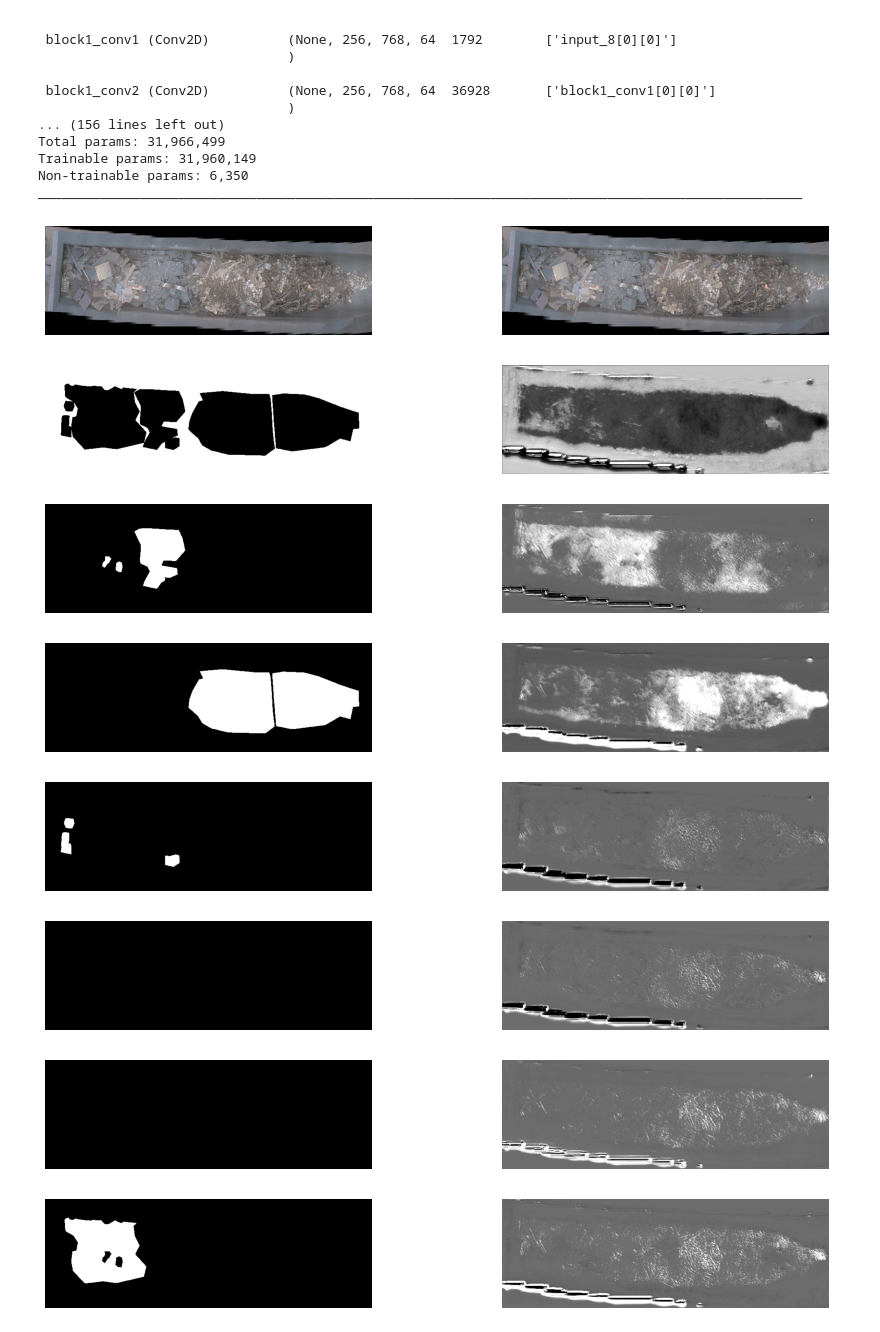
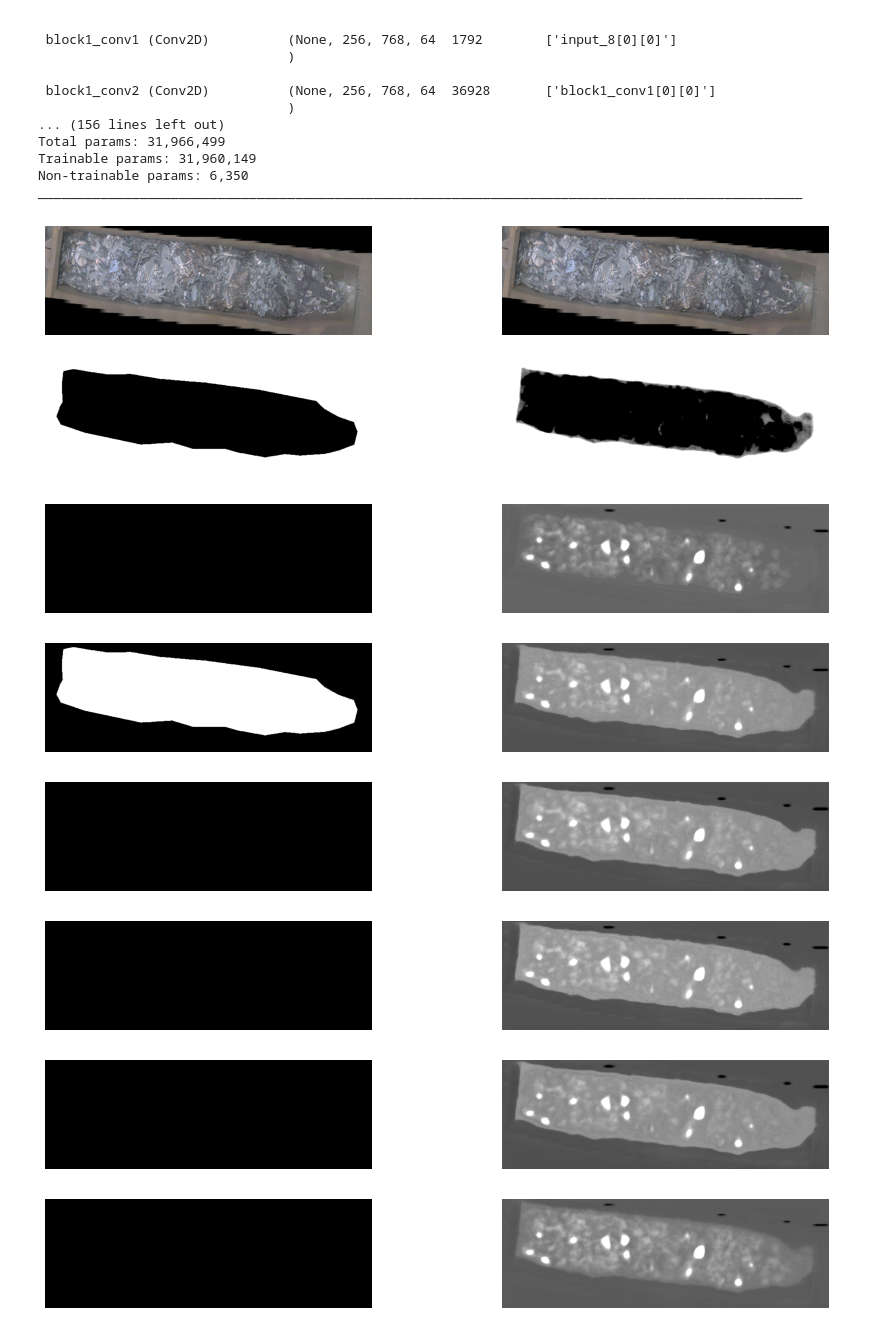
Before and after one commit to tunmustard/features_extractions, a Jupyter notebook: projects/scrapid/main_scrapid_850x256_t22_unet.ipynb, the cells around one changed output. Cells and saved outputs as stored; diff of their text form; code cells hidden in the pictures.

```diff
--- a/projects/scrapid/main_scrapid_850x256_t22_unet.ipynb
+++ b/projects/scrapid/main_scrapid_850x256_t22_unet.ipynb
@@ -344,3 +387,24 @@ ________________________________________________________________________________
+# %%
+####ACTIVE CELL#####
+#Initialise checkpointer
+checkpointer = tf.keras.callbacks.ModelCheckpoint('../../models/scrapid_7c_850x256_10_1_unet_vgg16.h5', verbose=1,mode='auto', monitor='loss',save_best_only=True)
+
+def shuffle_x_y(inp_x, inp_y):
+    combo = np.c_[inp_x.reshape(len(inp_x), -1), inp_y.reshape(len(inp_y), -1)]
+    np.random.shuffle(combo)
+    x_out = combo[:, :inp_x.size//len(inp_x)].reshape(inp_x.shape)
+    y_out = combo[:, inp_x.size//len(inp_x):].reshape(inp_y.shape)
+    return x_out, y_out
+
+#Data generator
+def GenerateInputs(X,y, shuffle=True):
+
+    while True:
+        for i in range(len(X)):
+            X_input = X[i].reshape(-1,pic_h,pic_w,pic_ch)
+            y_input = y[i].reshape(-1,pic_h,pic_w,num_classes)
+            yield (X_input,y_input)
 # %%
-model.fit(xs, ys, batch_size=1, epochs=60, steps_per_epoch = 8, shuffle=True)
+####ACTIVE CELL#####
+model.fit(GenerateInputs(xs,ys, shuffle=False), batch_size=1, epochs=250, steps_per_epoch = 8, shuffle=True, callbacks=[checkpointer])
 # %% [output]
@@ -364,14 +428,6 @@ Epoch 60/60
 <keras.callbacks.History at 0x...>
 # %%
+###NOT USED##########
 #fit model for big data
-
-checkpointer = tf.keras.callbacks.ModelCheckpoint('../../models/scrapid_7c_850x256_10_1_unet_vgg16.h5', verbose=1,mode='auto', monitor='loss',save_best_only=True)
-
-def GenerateInputs(X,y):
-    for i in range(len(X)):
-        X_input = X[i].reshape(-1,pic_h,pic_w,pic_ch)
-        y_input = y[i].reshape(-1,pic_h,pic_w,num_classes)
-        yield (X_input,y_input)
-
-model.fit_generator(GenerateInputs(xs,ys), epochs=10, verbose=1,callbacks=[checkpointer],
-                     steps_per_epoch=8,shuffle=True)
+#model.fit_generator(GenerateInputs(xs,ys), epochs=31, verbose=1,callbacks=[checkpointer],
+#                     steps_per_epoch=8,shuffle=True)
@@ -400,8 +437,4 @@ model.save_weights('../../models/scrapid_7c_850x256_10_1_unet_acc09391')
 # %%
-###Continue model training
-model = unet()
-model.load_weights('../../models/scrapid_7c_850x256_10_1_unet_acc09391')
-model.summary()
 # %% [output]
 Model: "model_1"
 __________________________________________________________________________________________________
@@ -423,20 +456,20 @@ ________________________________________________________________________________
 # %%
 def show_predict(x,x_orig,y_orig, number):
     y_pred = model(x[number].reshape(-1,pic_h,pic_w,pic_ch)).numpy()
     y_pred = (np.clip(((y_pred - y_pred.mean() + y_pred.std())/y_pred.std())*127, 0,255)).astype('int16')
     dbug.show_images_list([x_orig[number],x_orig[number]], col_number = 2)
     for c in range(y_orig.shape[-1]):
         dbug.show_images_list([y_orig[number,...,c].reshape(pic_h,pic_w,1), y_pred[...,c].reshape(pic_h,pic_w,1)], col_number = 2)
 
 
-numm = 1
+numm = 0
 show_predict(xs_test,x_test,y_test, numm)
 # %% [output]
-[figure, old version]
+[figure, new version]
-[figure, old version]
+[figure, new version]
-[figure, old version]
+[figure, new version]
-[figure, old version]
+[figure, new version]
-[figure, old version]
+[figure, new version]
-[figure, old version]
+[figure, new version]
-[figure, old version]
+[figure, new version]
-[figure, old version]
+[figure, new version]
```
Also changed, not shown: parts of 19 cells of this notebook, 3 other files.
